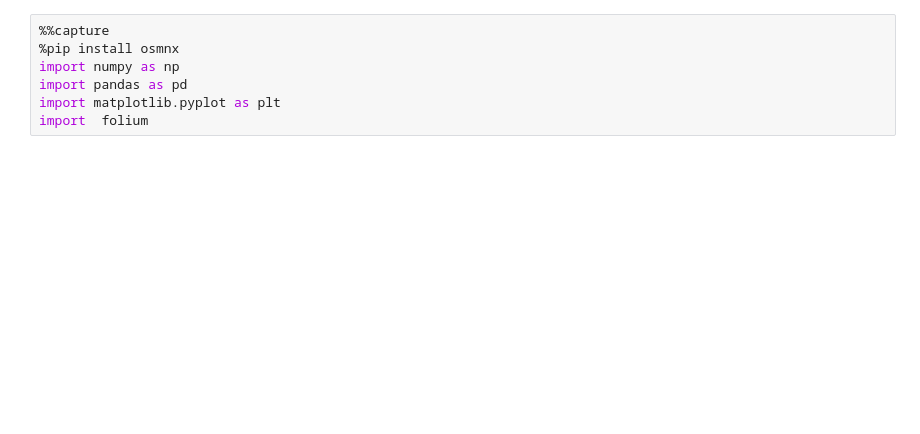
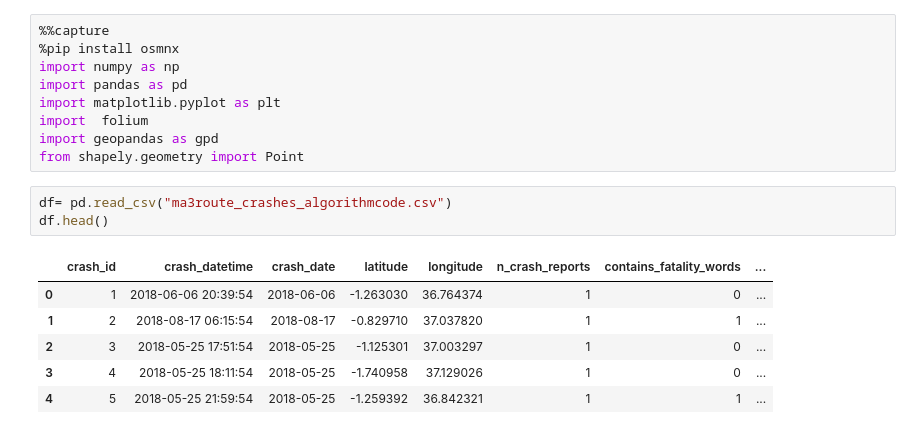
Before and after one commit to will-genius/mlfcworkshop, a Jupyter notebook: Accidents_Black_spot_Mapping_in_Kenya.ipynb, the cells around one changed output. Cells and saved outputs as stored; diff of their text form; blank space fills up the shorter version.

```diff
--- a/Accidents_Black_spot_Mapping_in_Kenya.ipynb
+++ b/Accidents_Black_spot_Mapping_in_Kenya.ipynb
@@ -7,3 +7,15 @@ import numpy as np
 import pandas as pd
 import matplotlib.pyplot as plt
 import  folium
+import geopandas as gpd
+from shapely.geometry import Point
+# %%
+df= pd.read_csv("ma3route_crashes_algorithmcode.csv")
+df.head()
+# %% [output]
+|  | crash_id | crash_datetime | crash_date | latitude | longitude | n_crash_reports | contains_fatality_words | ... |
+| 0 | 1 | 2018-06-06 20:39:54 | 2018-06-06 | -1.263030 | 36.764374 | 1 | 0 | ... |
+| 1 | 2 | 2018-08-17 06:15:54 | 2018-08-17 | -0.829710 | 37.037820 | 1 | 1 | ... |
+| 2 | 3 | 2018-05-25 17:51:54 | 2018-05-25 | -1.125301 | 37.003297 | 1 | 0 | ... |
+| 3 | 4 | 2018-05-25 18:11:54 | 2018-05-25 | -1.740958 | 37.129026 | 1 | 0 | ... |
+| 4 | 5 | 2018-05-25 21:59:54 | 2018-05-25 | -1.259392 | 36.842321 | 1 | 1 | ... |
```
Also changed, not shown: parts of 21 cells of this notebook.
